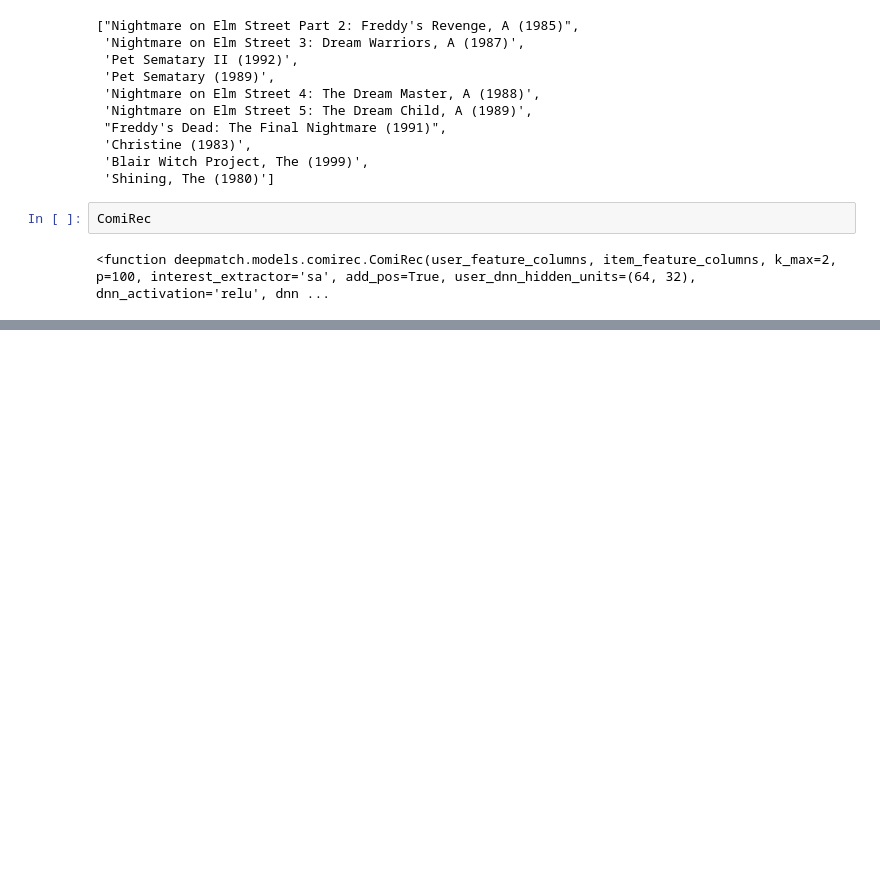
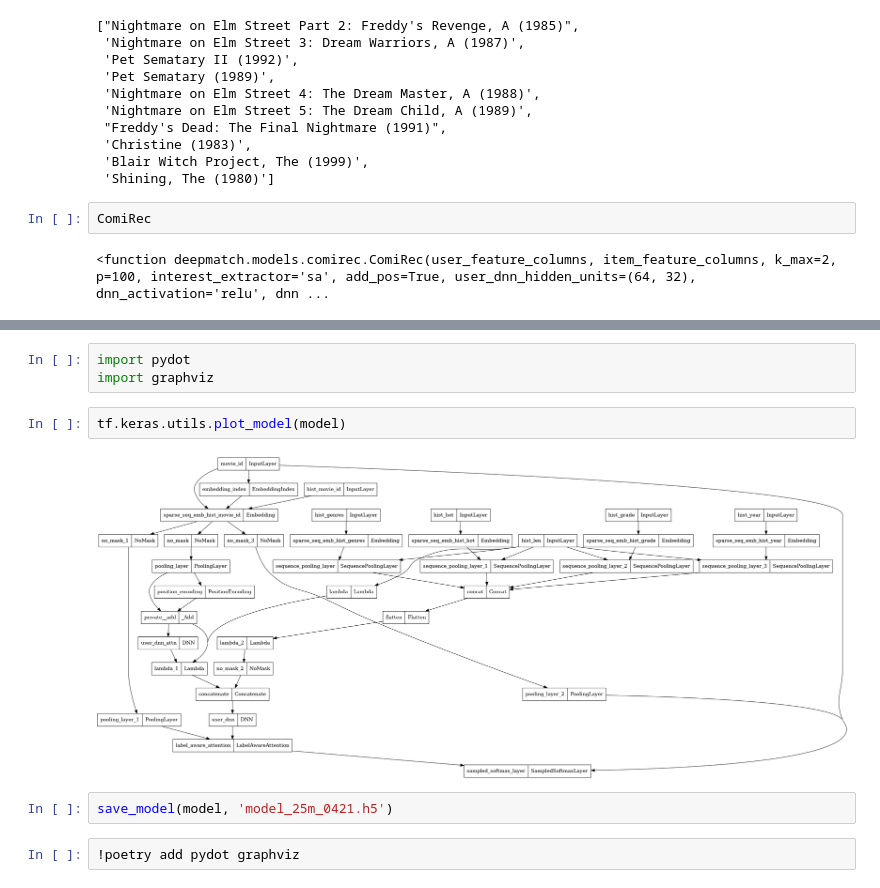
Before and after one commit to eng-hui/IRS-PM-2024-01-13-IS06PT-GRP-Cinepaw-AI, a Jupyter notebook: SystemCode/experiments/model_testing.ipynb, the cells around one changed output, grey strips where cells are left out. Drawn from its saved outputs; the diff is of its cells as text; blank space fills up the shorter version.

```diff
--- a/SystemCode/experiments/model_testing.ipynb
+++ b/SystemCode/experiments/model_testing.ipynb
@@ -434,0 +478,11 @@ ComiRec
+# %%
+import pydot
+import graphviz
+# %%
+tf.keras.utils.plot_model(model)
+# %% [output]
+[figure, added]
+# %%
+save_model(model, 'model_25m_0421.h5')
+# %%
+!poetry add pydot graphviz
```
Also changed, not shown: parts of 39 cells of this notebook, 19 other files.
